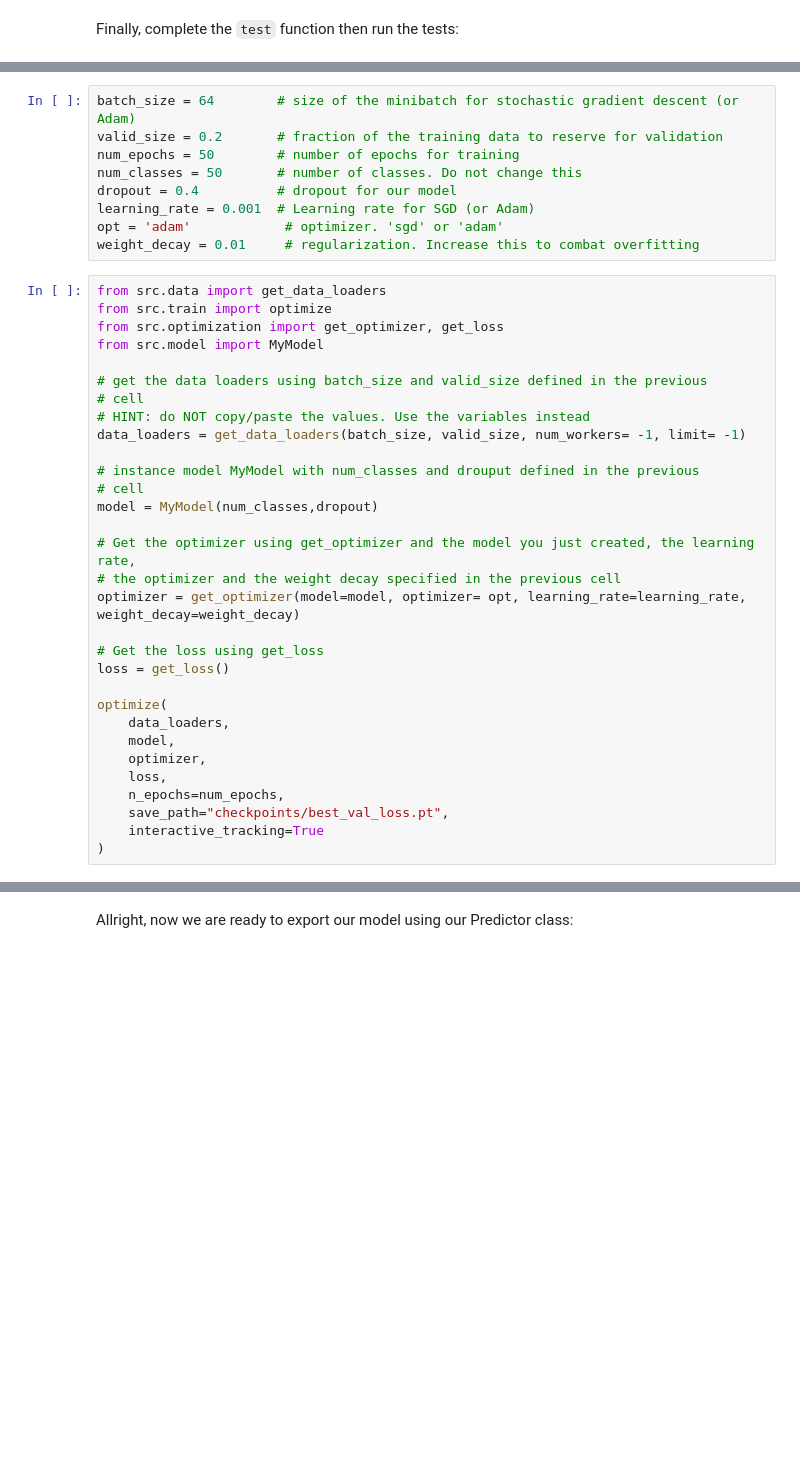
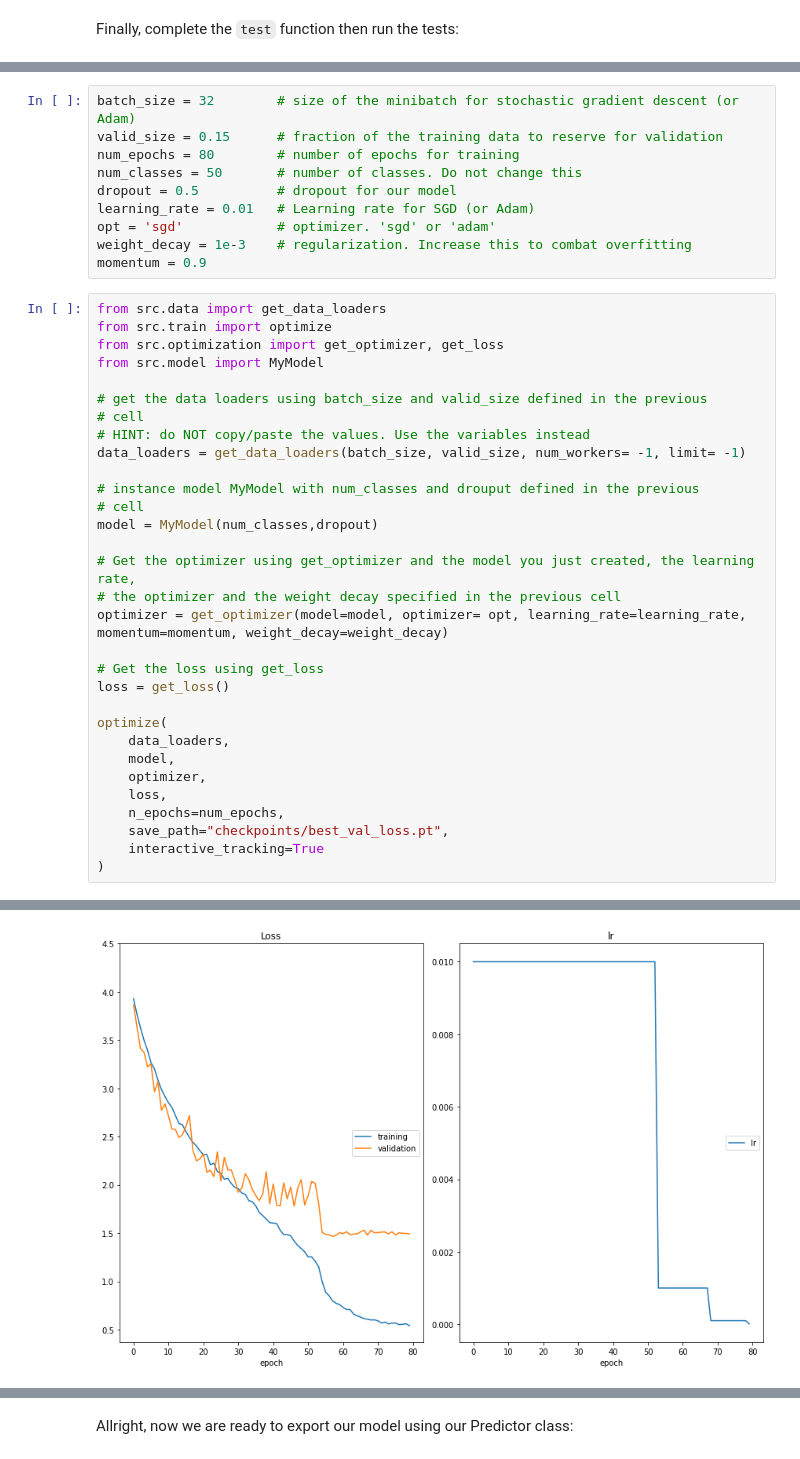
Before and after one commit to i-douk/aws-ai-ml-scholar-landmark-classification-sm-tagging, a Jupyter notebook: cnn_from_scratch.ipynb, the cells around one changed output, grey strips where cells are left out. Drawn from its saved outputs; the diff is of its cells as text; blank space fills up the shorter version.

Commit message:
2nd submission to uda+ improved accuracy on model from scratch + transfer with resnet18

```diff
--- a/cnn_from_scratch.ipynb
+++ b/cnn_from_scratch.ipynb
@@ -347,14 +290,15 @@ Allright, good job getting here! Now it's time to see if all our hard work pays
 
 Let's start by defining a few hyperparameters. Feel free to experiment with different values and try to optimize your model:
 # %%
-batch_size = 64        # size of the minibatch for stochastic gradient descent (or Adam)
-valid_size = 0.2       # fraction of the training data to reserve for validation
-num_epochs = 50        # number of epochs for training
+batch_size = 32        # size of the minibatch for stochastic gradient descent (or Adam)
+valid_size = 0.15      # fraction of the training data to reserve for validation
+num_epochs = 80        # number of epochs for training
 num_classes = 50       # number of classes. Do not change this
-dropout = 0.4          # dropout for our model
-learning_rate = 0.001  # Learning rate for SGD (or Adam)
-opt = 'adam'            # optimizer. 'sgd' or 'adam'
-weight_decay = 0.01     # regularization. Increase this to combat overfitting
+dropout = 0.5          # dropout for our model
+learning_rate = 0.01   # Learning rate for SGD (or Adam)
+opt = 'sgd'            # optimizer. 'sgd' or 'adam'
+weight_decay = 1e-3    # regularization. Increase this to combat overfitting
+momentum = 0.9
 # %%
 from src.data import get_data_loaders
 from src.train import optimize
@@ -372,7 +316,7 @@ model = MyModel(num_classes,dropout)
 
 # Get the optimizer using get_optimizer and the model you just created, the learning rate,
 # the optimizer and the weight decay specified in the previous cell
-optimizer = get_optimizer(model=model, optimizer= opt, learning_rate=learning_rate, weight_decay=weight_decay)
+optimizer = get_optimizer(model=model, optimizer= opt, learning_rate=learning_rate, momentum=momentum, weight_decay=weight_decay)
 
 # Get the loss using get_loss
 loss = get_loss()
@@ -393,3 +334,4 @@ RuntimeError: CUDA out of memory. Tried to allocate 38.00 MiB (GPU 0; 1.95 GiB t
+[figure, added]
 # %% [markdown]
 ---
 ## <img src="static_images/icons/noun-advance-2109145.png" alt=">" style="width:50px"/> Step 6: testing against the Test Set
```
Also changed, not shown: parts of 23 cells of this notebook, 22 other files.
